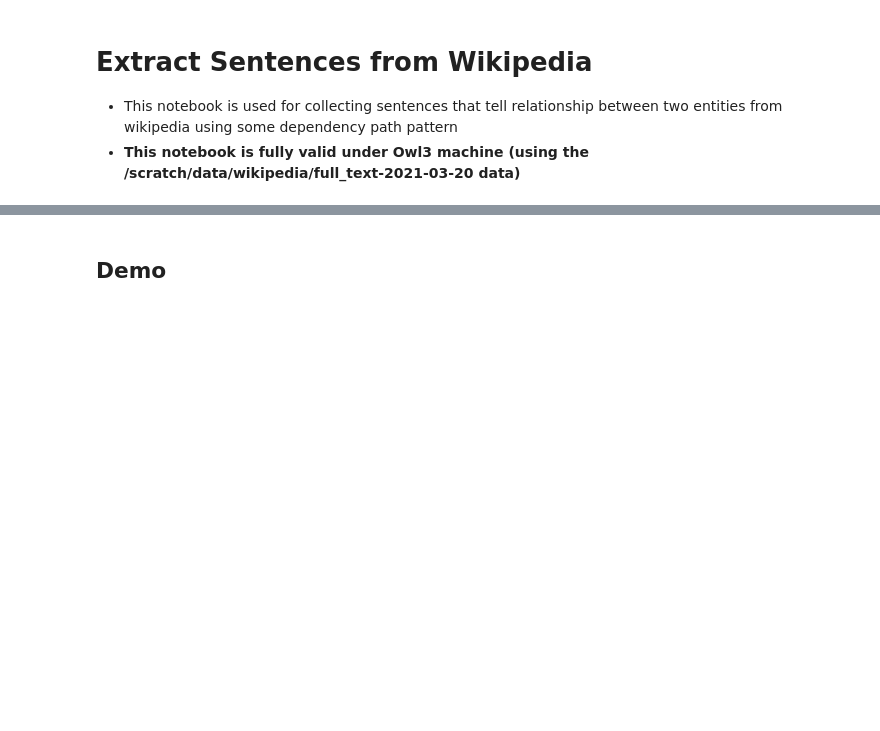
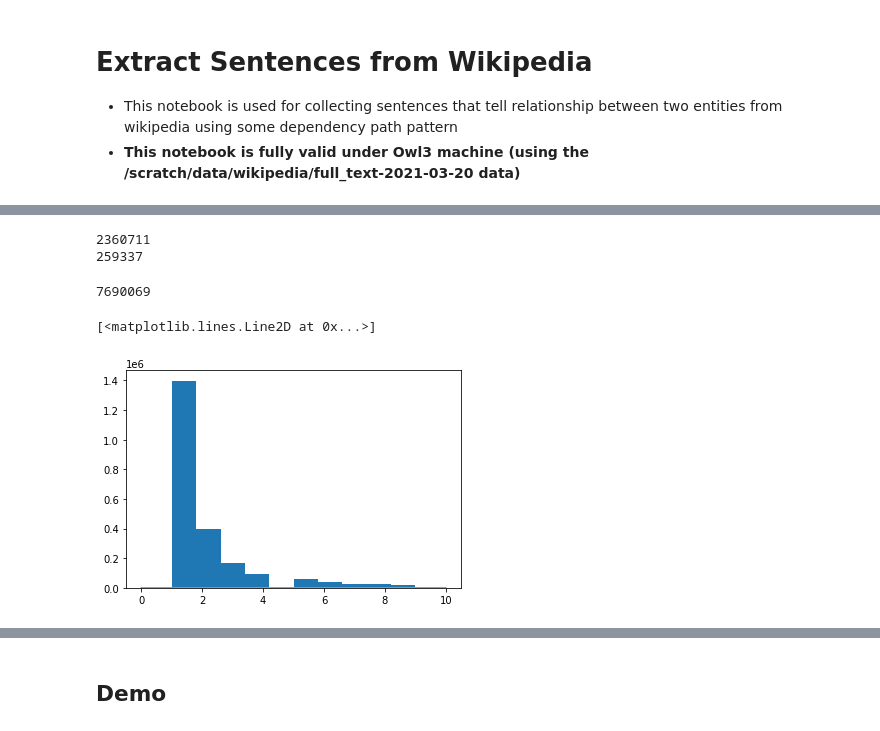
Before and after one commit to ZhuKerui/Forward, a Jupyter notebook: nb/extract_wiki.ipynb, the cells around one changed output, grey strips where cells are left out. Cells and saved outputs as stored; diff of their text form; code cells hidden in the pictures; blank space fills up the shorter version.

Commit message:
temp save

```diff
--- a/nb/extract_wiki.ipynb
+++ b/nb/extract_wiki.ipynb
@@ -395,2 +175,0 @@ cosine_similarity(w2vec.get_entity_vector('Political movement').reshape(1, -1),
-# %%
-e = w2vec.get_entity('The World (radio program)')
@@ -518,0 +358,4 @@ for patt in patterns:
+# %%
+# Load keyword occur dict which has occurance record for all keywords in selected sentences
+with open(entity_occur_file, 'rb') as f_in:
+    entity_occur = pickle.load(f_in)
@@ -518,0 +372,8 @@ for patt in patterns:
+# %%
+edge_cnts = [keyword_connection_graph.get_edge_data(e[0], e[1])['c'] for e in keyword_connection_graph.edges]
+node_cnts = [keyword_connection_graph.nodes[n]['c'] for n in keyword_connection_graph.nodes]
+print(len(edge_cnts))
+print(len(node_cnts))
+# %% [output]
+2360711
+259337
@@ -518,0 +386,4 @@ for patt in patterns:
+# %%
+len(sent_set)
+# %% [output]
+7690069
@@ -518,0 +392,7 @@ for patt in patterns:
+# %%
+temp_cnt = [n for n in edge_cnts if n < 10]
+n, bins, patches = plt.hist(temp_cnt)
+plt.plot(bins)
+# %% [output]
+[<matplotlib.lines.Line2D at 0x...>]
+[figure, added]
```
Also changed, not shown: parts of 98 cells of this notebook, 1 other file.
